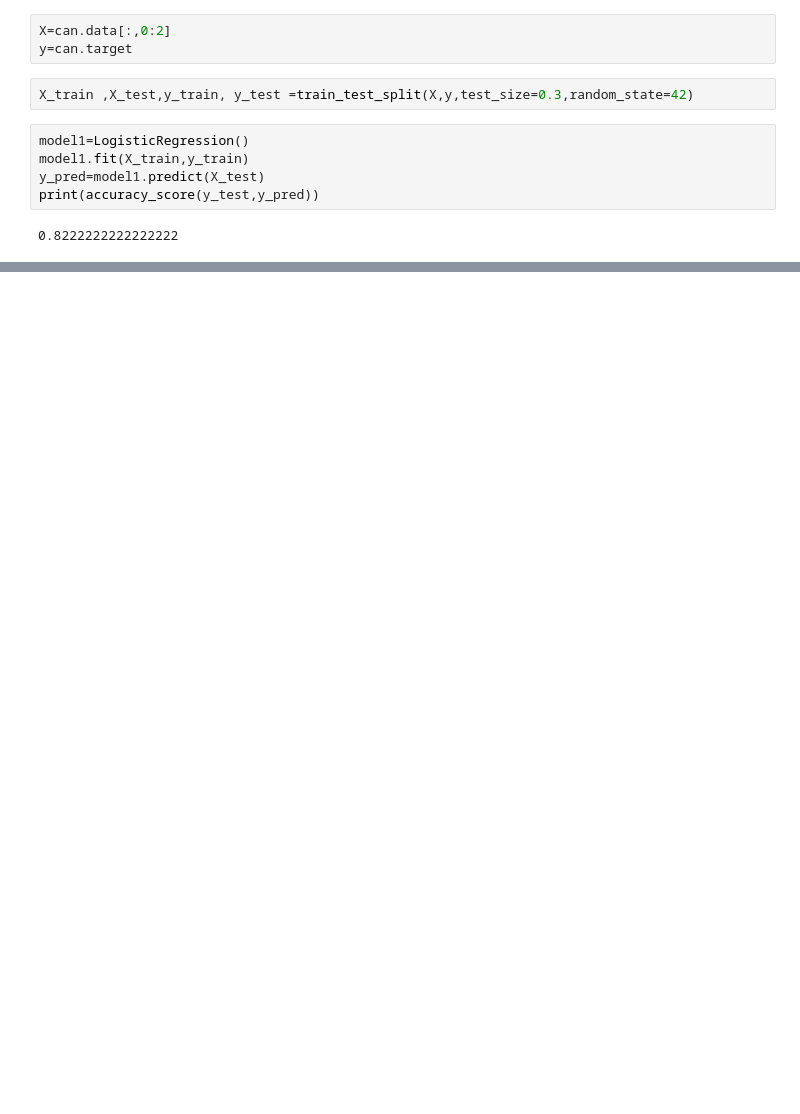
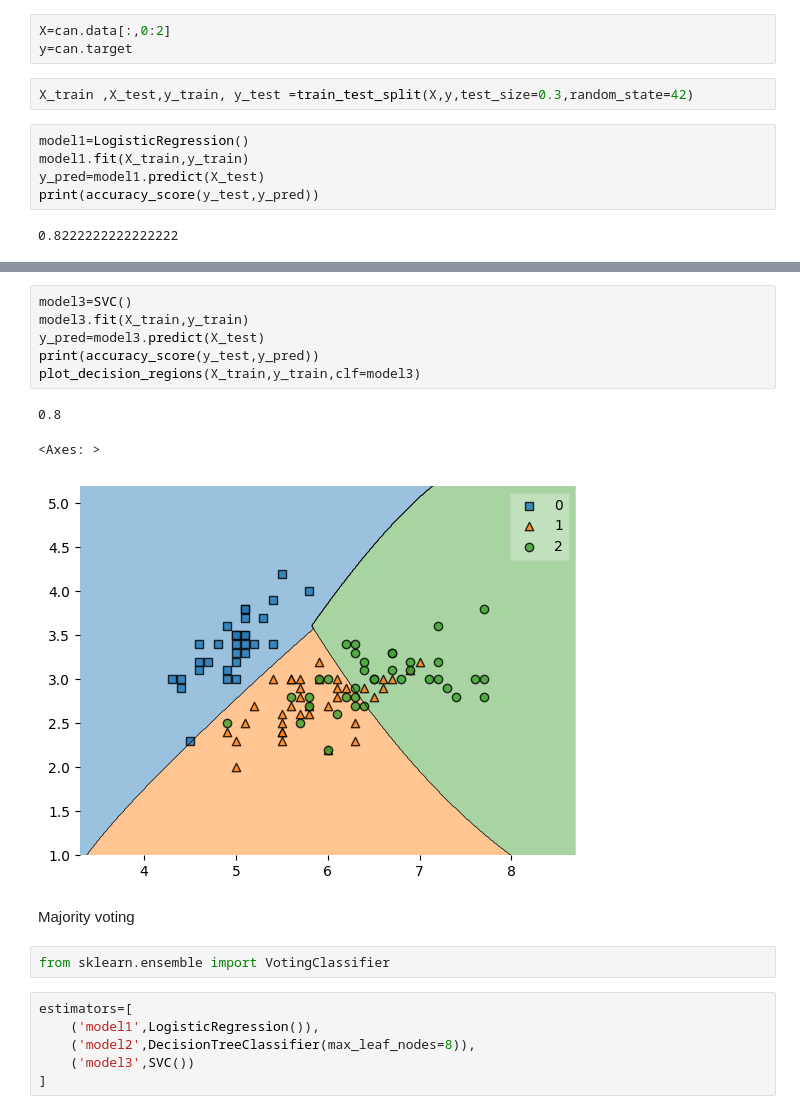
Before and after one commit to Karanraj-6/Machine_Learning-, a Jupyter notebook: Ensemble_methods/voting.ipynb, the cells around one changed output, grey strips where cells are left out. Cells and saved outputs as stored; diff of their text form; blank space fills up the shorter version.

```diff
--- a/Ensemble_methods/voting.ipynb
+++ b/Ensemble_methods/voting.ipynb
@@ -46,0 +56,20 @@ plot_decision_regions(X_train,y_train,clf=model1)
+# %%
+model3=SVC()
+model3.fit(X_train,y_train)
+y_pred=model3.predict(X_test)
+print(accuracy_score(y_test,y_pred))
+plot_decision_regions(X_train,y_train,clf=model3)
+# %% [output]
+0.8
+<Axes: >
+[figure, added]
+# %% [markdown]
+ Majority voting
+# %%
+from sklearn.ensemble import VotingClassifier
+# %%
+estimators=[
+    ('model1',LogisticRegression()),
+    ('model2',DecisionTreeClassifier(max_leaf_nodes=8)),
+    ('model3',SVC())
+]
```
Also changed, not shown: parts of 6 cells of this notebook.
